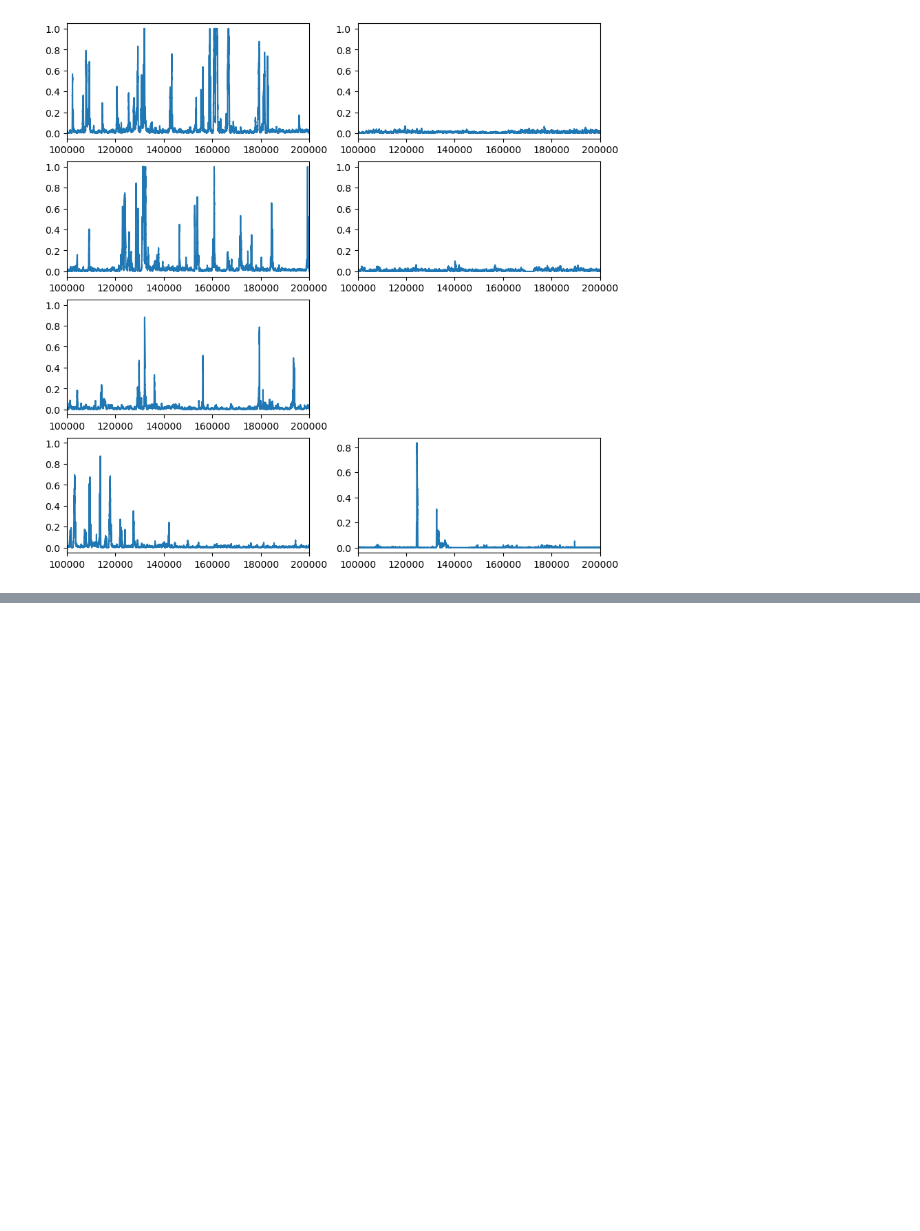
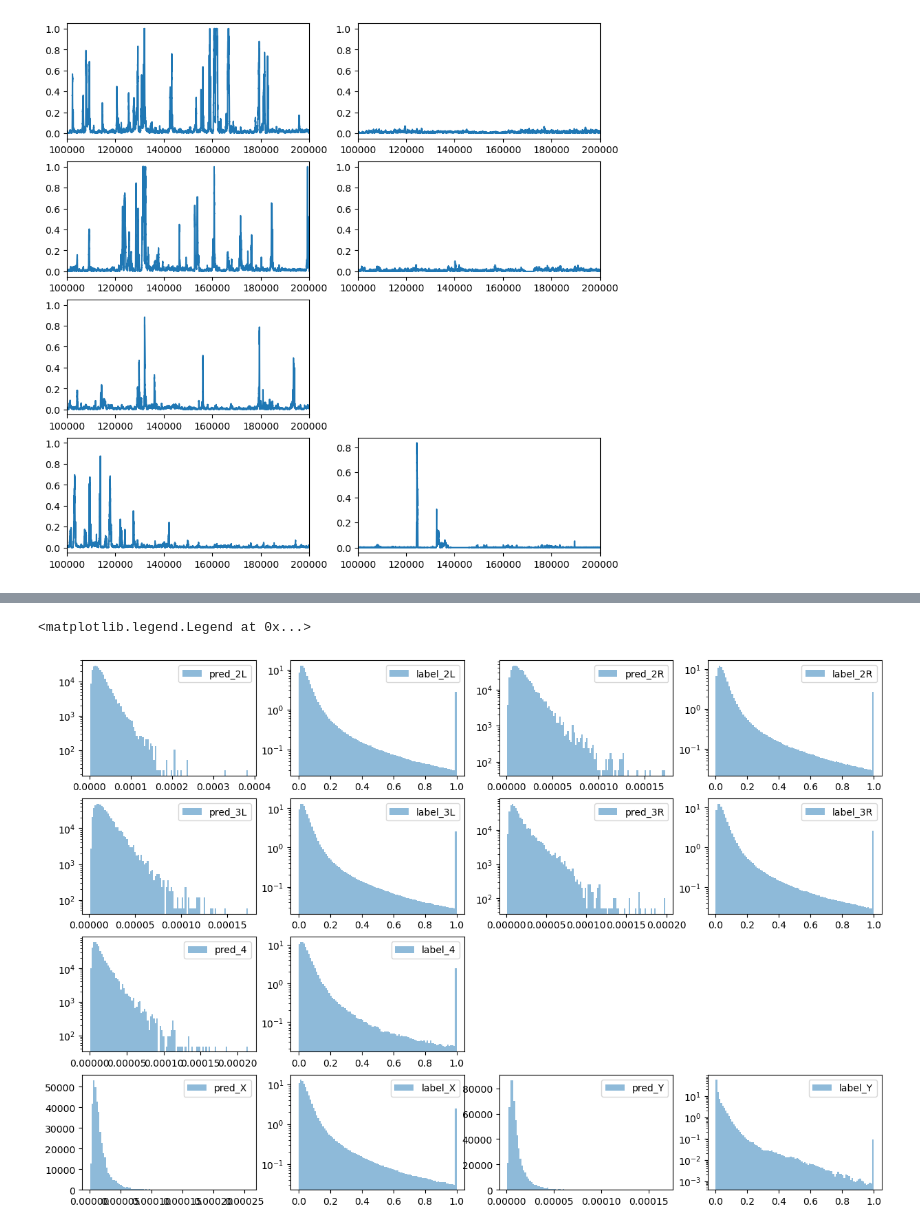
Before and after one commit to floriantilliet/mnhn_internship, a Jupyter notebook: projet2.ipynb, the cells around one changed output, grey strips where cells are left out. Cells and saved outputs as stored; diff of their text form; code cells hidden in the pictures; blank space fills up the shorter version.

```diff
--- a/projet2.ipynb
+++ b/projet2.ipynb
@@ -350,0 +492,75 @@ correlation 2L 0.7102901029683641
+# %%
+pred2L=np.load('/home/florian/projet/models/preds_for_epochs.npz')['pred2L']
+pred2R=np.load('/home/florian/projet/models/preds_for_epochs.npz')['pred2R']
+pred3L=np.load('/home/florian/projet/models/preds_for_epochs.npz')['pred3L']
+pred3R=np.load('/home/florian/projet/models/preds_for_epochs.npz')['pred3R']
+pred4=np.load('/home/florian/projet/models/preds_for_epochs.npz')['pred4']
+predX=np.load('/home/florian/projet/models/preds_for_epochs.npz')['predX']
+predY=np.load('/home/florian/projet/models/preds_for_epochs.npz')['predY']
+# %%
+plt.figure(figsize=(15,10))
+plt.subplot(4,4,1)
+plt.yscale("log")
+plt.hist(pred2L,bins=100,alpha=0.5,label="pred_2L",density=True)
+plt.legend()
+plt.subplot(4,4,2)
+plt.yscale("log")
+plt.hist(Y_2L,bins=100,alpha=0.5,label="label_2L",density=True)
+plt.legend()
+
+plt.subplot(4,4,3)
+plt.yscale("log")
+plt.hist(pred2R,bins=100,alpha=0.5,label="pred_2R",density=True)
+plt.legend()
+plt.subplot(4,4,4)
+plt.yscale("log")
+plt.hist(Y_2R,bins=100,alpha=0.5,label="label_2R",density=True)
+plt.legend()
+
+plt.subplot(4,4,5)
+plt.yscale("log")
+plt.hist(pred3L,bins=100,alpha=0.5,label="pred_3L",density=True)
+plt.legend()
+plt.subplot(4,4,6)
+plt.yscale("log")
+plt.hist(Y_3L,bins=100,alpha=0.5,label="label_3L",density=True)
+plt.legend()
+
+plt.subplot(4,4,7)
+plt.yscale("log")
+plt.hist(pred3R,bins=100,alpha=0.5,label="pred_3R",density=True)
+plt.legend()
+plt.subplot(4,4,8)
+plt.yscale("log")
+plt.hist(Y_3R,bins=100,alpha=0.5,label="label_3R",density=True)
+plt.legend()
+
+plt.subplot(4,4,9)
+plt.yscale("log")
+plt.hist(pred4,bins=100,alpha=0.5,label="pred_4",density=True)
+plt.legend()
+plt.subplot(4,4,10)
+plt.yscale("log")
+plt.hist(Y_4,bins=100,alpha=0.5,label="label_4",density=True)
+plt.legend()
+
+plt.yscale("log")
+plt.subplot(4,4,13)
+plt.hist(predX,bins=100,alpha=0.5,label="pred_X",density=True)
+plt.legend()
+plt.subplot(4,4,14)
+plt.yscale("log")
+plt.hist(Y_X,bins=100,alpha=0.5,label="label_X",density=True)
+plt.legend()
+
+plt.yscale("log")
+plt.subplot(4,4,15)
+plt.hist(predY,bins=100,alpha=0.5,label="pred_Y",density=True)
+plt.legend()
+plt.subplot(4,4,16)
+plt.yscale("log")
+plt.hist(Y_Y,bins=100,alpha=0.5,label="label_Y",density=True)
+plt.legend()
+# %% [output]
+<matplotlib.legend.Legend at 0x...>
+[figure, added]
```
Also changed, not shown: parts of 49 cells of this notebook, 6 other files.
